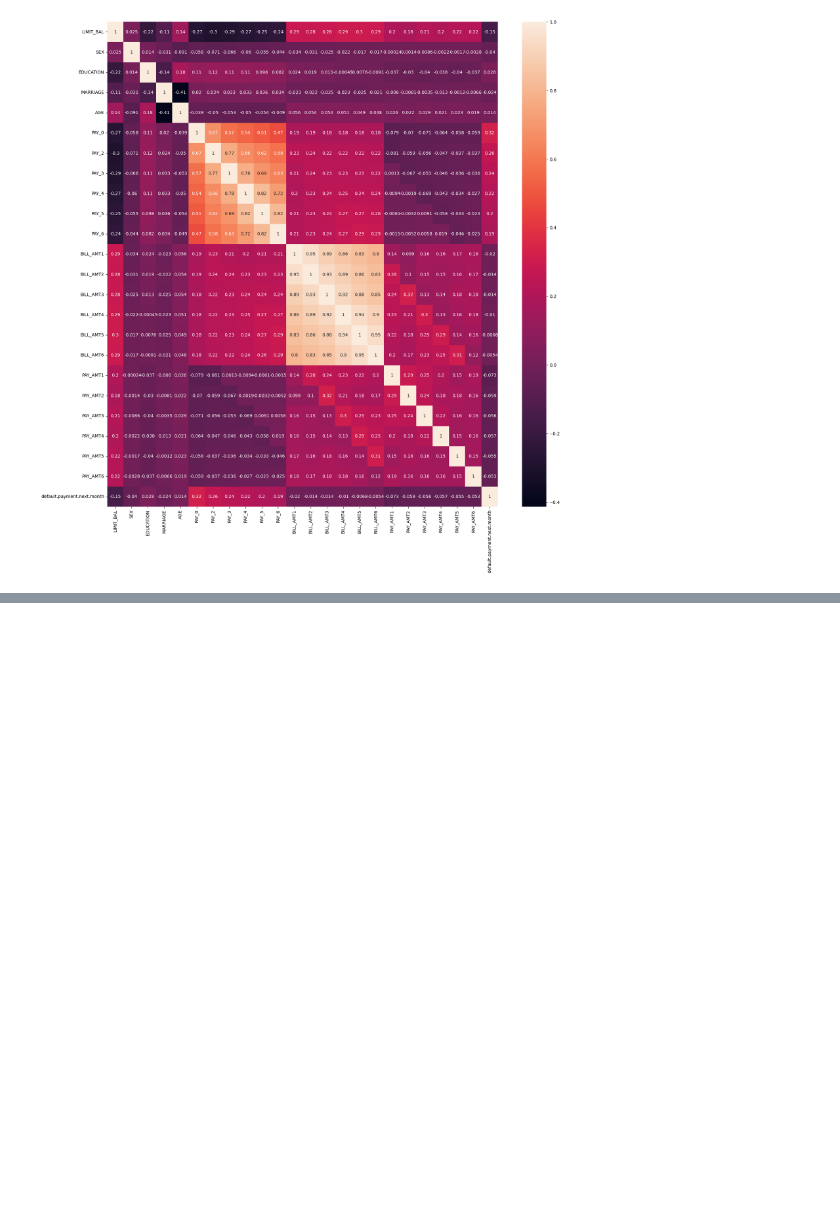
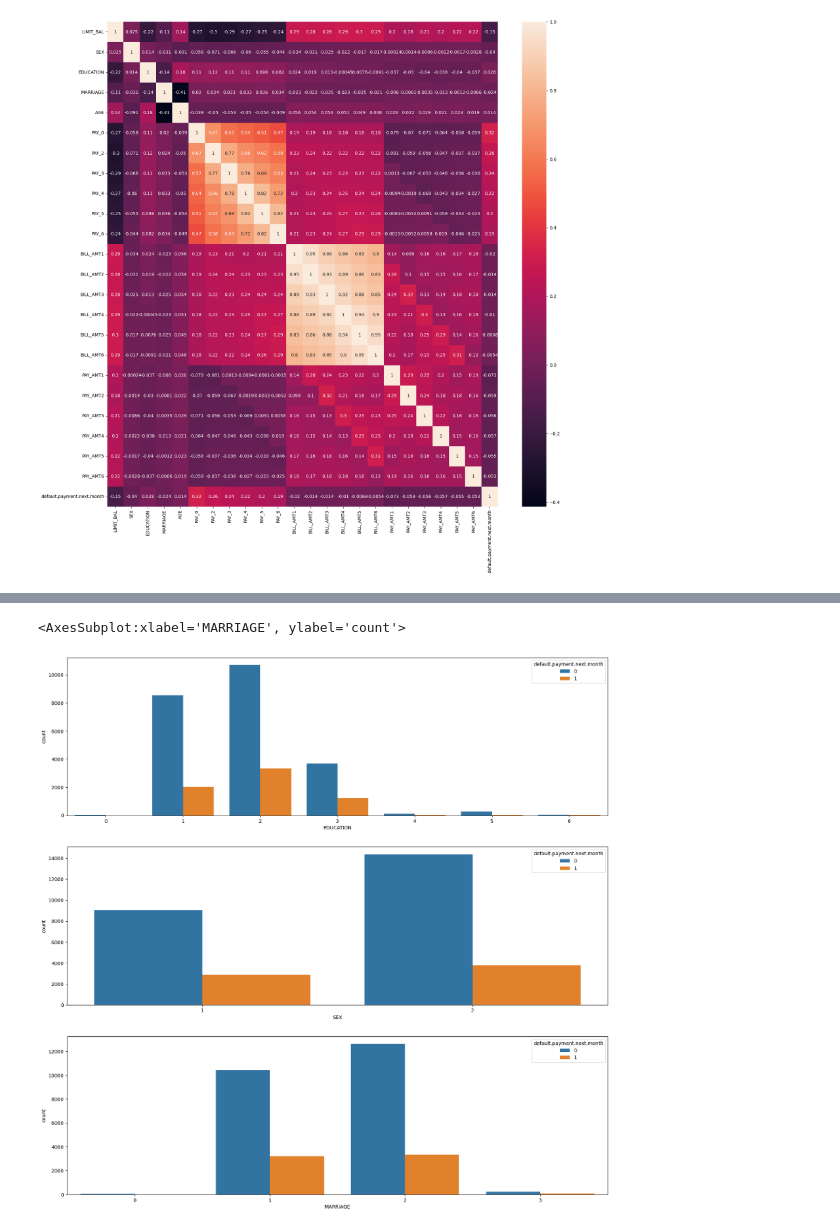
Before and after one commit to dasanmiguelv/supervised-machine-learning, a Jupyter notebook: credit_card_validity/credit_card_validity.ipynb, the cells around one changed output, grey strips where cells are left out. Saved outputs shown, nothing was run; the diff lists cells and outputs as text; code cells hidden in the pictures; blank space fills up the shorter version.

```diff
--- a/credit_card_validity/credit_card_validity.ipynb
+++ b/credit_card_validity/credit_card_validity.ipynb
@@ -165,0 +169,11 @@ sns.countplot(x = 'AGE', hue = 'default.payment.next.month', data = creditcard_d
+# %%
+plt.figure(figsize=[20,20])
+plt.subplot(311)
+sns.countplot(x = 'EDUCATION', hue = 'default.payment.next.month', data = creditcard_df)
+plt.subplot(312)
+sns.countplot(x = 'SEX', hue = 'default.payment.next.month', data = creditcard_df)
+plt.subplot(313)
+sns.countplot(x = 'MARRIAGE', hue = 'default.payment.next.month', data = creditcard_df)
+# %% [output]
+<AxesSubplot:xlabel='MARRIAGE', ylabel='count'>
+[figure, added]
```
Also changed, not shown: parts of 67 cells of this notebook, 2 other files.
